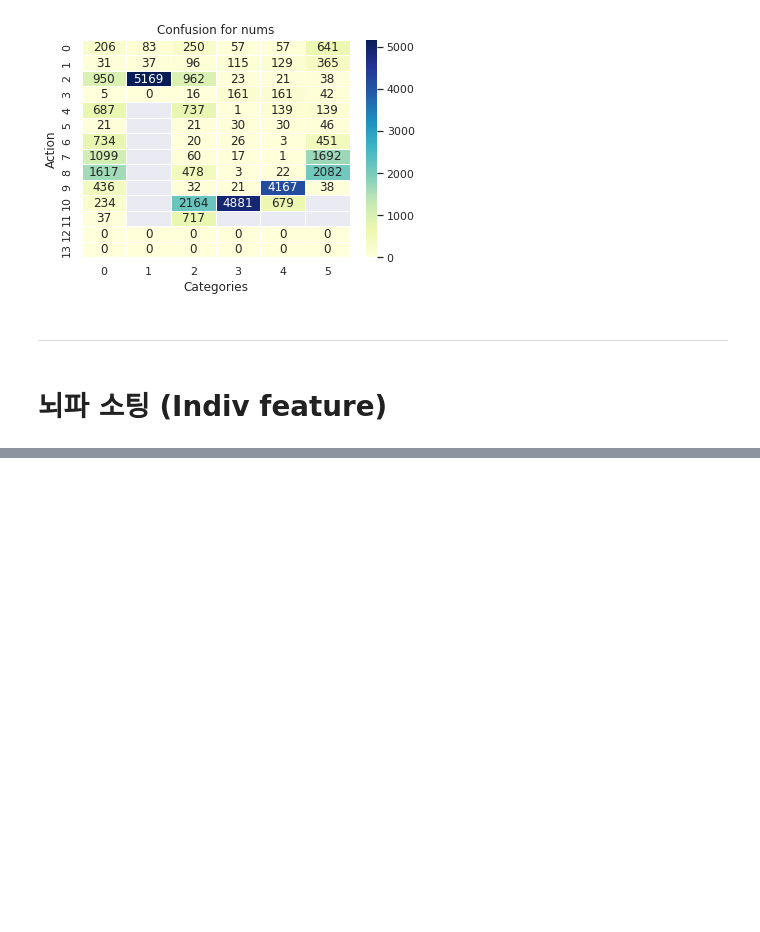
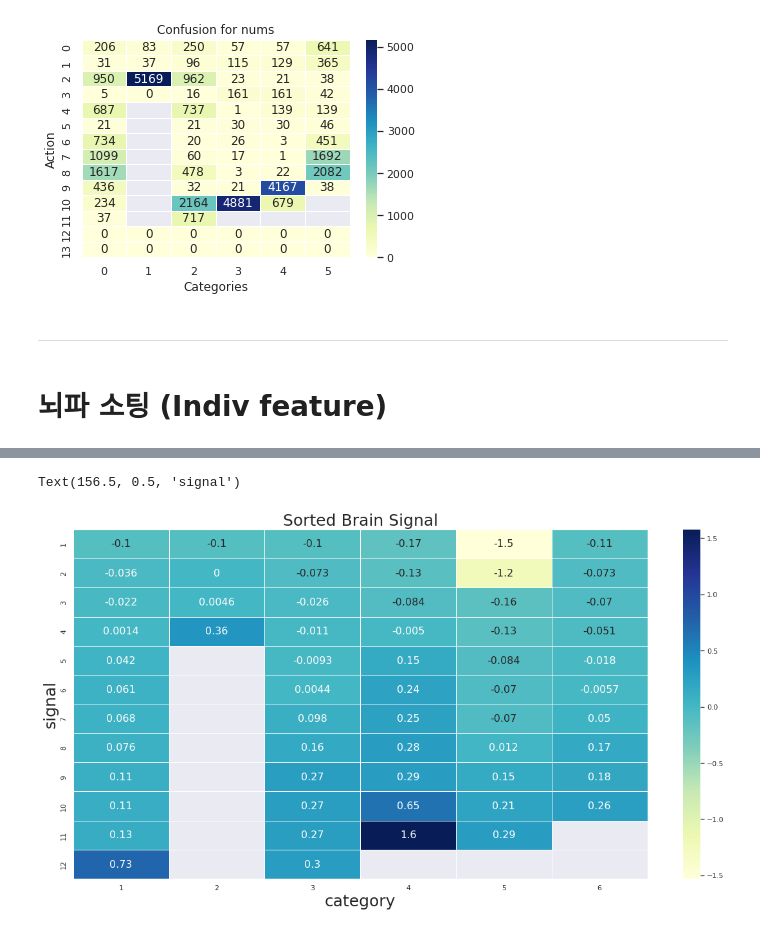
Before and after one commit to DoranLyong/BrainSignal_process, a Jupyter notebook: vis_statistic.ipynb, the cells around one changed output, grey strips where cells are left out. Drawn from its saved outputs; the diff is of its cells as text; code cells hidden in the pictures; blank space fills up the shorter version.

```diff
--- a/vis_statistic.ipynb
+++ b/vis_statistic.ipynb
@@ -162,0 +171,33 @@ Text(156.5, 0.5, 'signal')
+# %%
+col_list = df_Gmean.columns.values.tolist()
+
+brain_case = []
+num_case = []
+action_case = []
+for i in col_list:
+    brain_arr = df_Gmean[i].to_numpy().reshape(-1,1)
+    act_arr = df_category[i].to_numpy().reshape(-1,1)
+    num_arr = df_Gnum[i].to_numpy().reshape(-1,1)
+
+    brain_arr = brain_arr[:-2]
+    sorted_idx = np.argsort(brain_arr, axis=0)
+
+    brain_case.append(brain_arr[sorted_idx].reshape(-1,1))
+    num_case.append(num_arr[sorted_idx].reshape(-1,1))
+    action_case.append(act_arr[sorted_idx].reshape(-1,1))
+
+
+heat_brain = np.hstack(brain_case)
+heat_num = np.hstack(num_case)
+heat_act = np.hstack(action_case)
+# %%
+plt.subplots(figsize=(20,10))  # (ref) https://datascience.stackexchange.com/questions/17540/make-seaborn-heatmap-bigger
+ax = sns.heatmap(heat_brain, annot=True, linewidths=.5, cmap="YlGnBu", fmt=".2g", annot_kws={'size':16})
+ax.set_xticklabels(range(1,7))
+ax.set_yticklabels(range(1,13))
+plt.title("Sorted Brain Signal", fontsize=25)
+plt.xlabel("category", fontsize=25)
+plt.ylabel("signal", fontsize=25)
+# %% [output]
+Text(156.5, 0.5, 'signal')
+[figure, added]
```
Also changed, not shown: parts of 6 cells of this notebook.
